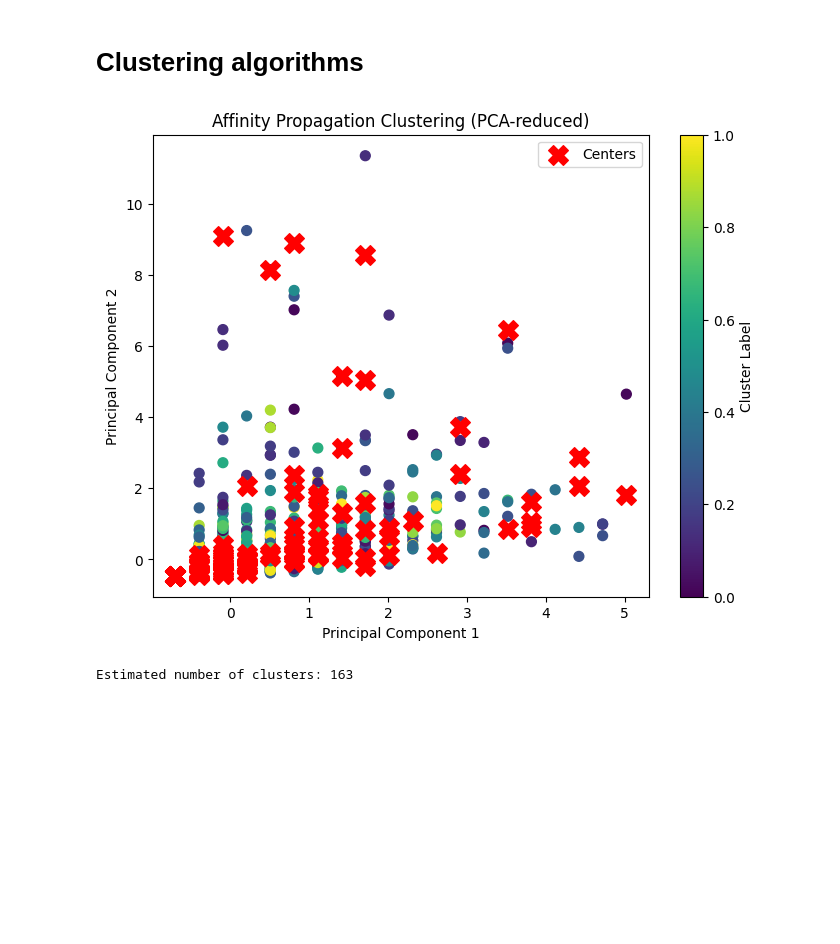
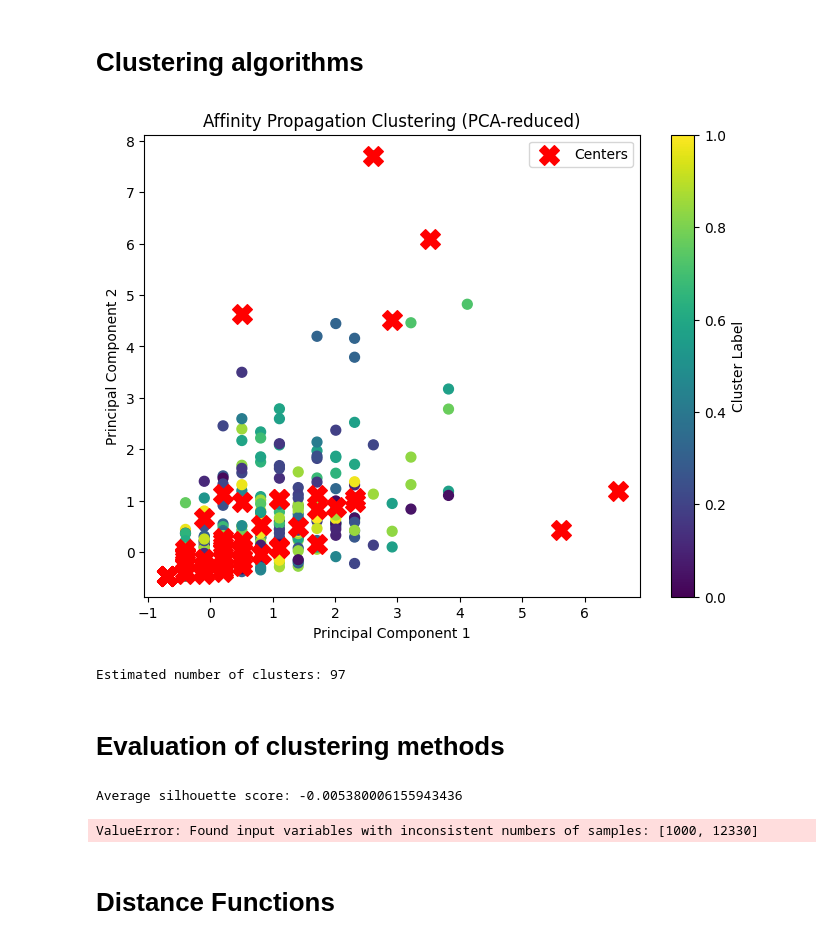
Before and after one commit to andreas4589/DataAnalytics, a Jupyter notebook: PA2/PA2.ipynb, the cells around one changed output. Drawn from its saved outputs; the diff is of its cells as text; code cells hidden in the pictures; blank space fills up the shorter version.

Commit message:
silhouette_score

```diff
--- a/PA2/PA2.ipynb
+++ b/PA2/PA2.ipynb
@@ -152,33 +152,82 @@ from sklearn.cluster import AffinityPropagation
 # Step 2: Fit AffinityPropagation
 affinity_propagation = AffinityPropagation(
     damping=0.9,
     preference=-30,
     random_state=8
 )
 
-subset_idx = np.random.choice(X_final.shape[0], size=2000, replace=False)
+subset_idx = np.random.choice(X_final.shape[0], size=1000, replace=False)
 X_subset = X_final[subset_idx]
 
 clusters = affinity_propagation.fit_predict(X_subset)
 
 # Step 3: Visualize in 2D (using first 2 PCA components for plotting)
 X_2d = X_subset[:, :2]
 
 plt.figure(figsize=(8, 6))
 plt.scatter(X_2d[:, 0], X_2d[:, 1], c=clusters, cmap='viridis', s=50)
 plt.title('Affinity Propagation Clustering (PCA-reduced)')
 plt.xlabel('Principal Component 1')
 plt.ylabel('Principal Component 2')
 
 # highlight cluster centers
 centers_2d = affinity_propagation.cluster_centers_[:, :2]
 plt.scatter(centers_2d[:, 0], centers_2d[:, 1],
             c='red', marker='X', s=200, label='Centers')
 plt.legend()
 plt.colorbar(label='Cluster Label')
 plt.show()
 
 print("Estimated number of clusters:", len(set(clusters)))
 # %% [output]
-[figure, old version]
+[figure, new version]
-Estimated number of clusters: 163
+Estimated number of clusters: 97
+# %% [markdown]
+# Evaluation of clustering methods
+# %%
+import math
+
+def euclidean_distance(p1, p2):
+    """Compute Euclidean distance between two points."""
+    return math.sqrt(sum((x - y) ** 2 for x, y in zip(p1, p2)))
+
+def silhouette_score(X, labels):
+    n = len(X)
+    scores = []
+
+    for i in range(n):
+        own_cluster = labels[i]
+        same_cluster_points = [X[j] for j in range(n) if labels[j] == own_cluster and j != i]
+
+        # Compute a(i): average intra-cluster distance
+        if same_cluster_points:
+            a_i = sum(euclidean_distance(X[i], p) for p in same_cluster_points) / len(same_cluster_points)
+        else:
+            a_i = 0
+
+        # Compute b(i): min average distance to points in other clusters
+        other_clusters = set(labels) - {own_cluster}
+        b_i = math.inf
+
+        for c in other_clusters:
+            other_cluster_points = [X[j] for j in range(n) if labels[j] == c]
+            if other_cluster_points:
+                avg_dist  = sum(euclidean_distance(X[i], p) for p in other_cluster_points) / len(other_cluster_points)
+                b_i = min(b_i, avg_dist)
+
+        # Compute silhouette score for point i
+        s_i = (b_i - a_i) / max(a_i, b_i) if max(a_i, b_i) != 0 else 0
+        scores.append(s_i)
+
+    return sum(scores) / n
+
+from sklearn.metrics import silhouette_score as sk_silhouette_score
+
+print("Average silhouette score:", np.mean(silhouette_score(X_subset, clusters)))
+
+print("Average silhouette score:", np.mean(sk_silhouette_score(X_subset, clusters)))
+# %% [output]
+Average silhouette score: -0.005380006155943436
+ValueError: Found input variables with inconsistent numbers of samples: [1000, 12330]
+# %% [markdown]
+# Distance Functions
```
Also changed, not shown: parts of 1 cell of this notebook.
